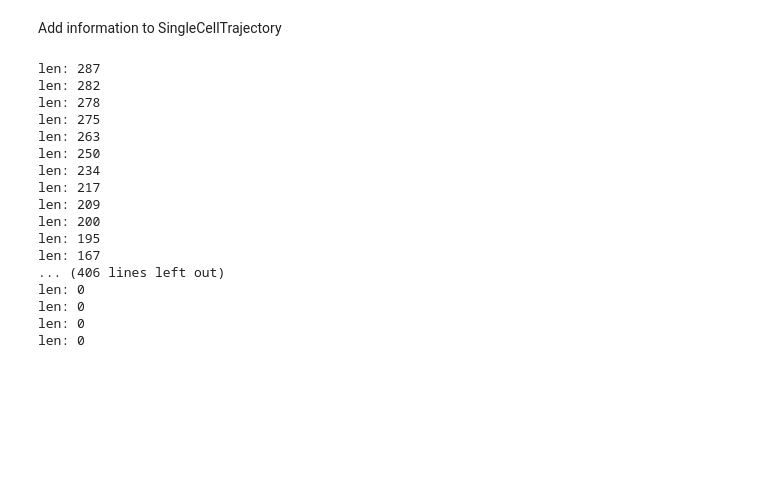
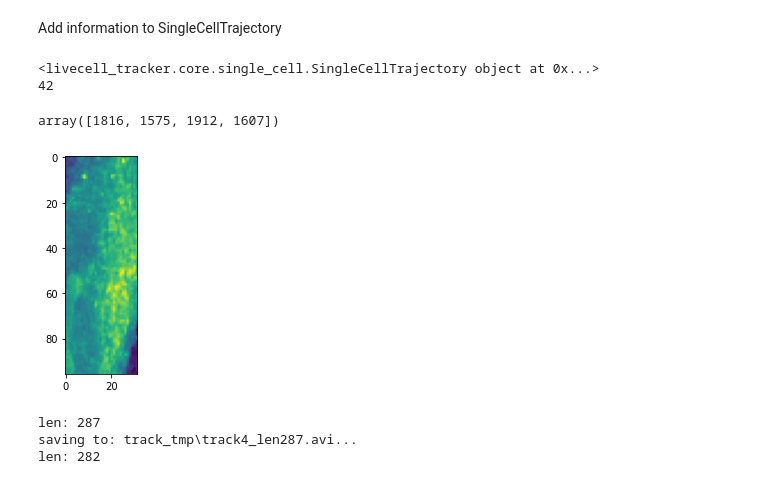
Before and after one commit to xing-lab-pitt/livecellx, a Jupyter notebook: notebooks/track_visualize_SORT.ipynb, the cells around one changed output. Drawn from its saved outputs; the diff is of its cells as text; code cells hidden in the pictures; blank space fills up the shorter version.

```diff
--- a/notebooks/track_visualize_SORT.ipynb
+++ b/notebooks/track_visualize_SORT.ipynb
@@ -80,11 +80,25 @@ for timeframe, objects in enumerate(all_track_bbs):
             new_traj = SingleCellTrajectory(raw_imgs, track_id=track_id)
             id_to_sc_trajs[track_id] = new_traj
         # print("obj: ", obj)
+        # print("timeframe: {}, track_id: {}, bbox: {}".format(timeframe, track_id, obj))
         sc = SingleCellStatic(
-            timeframe, bbox=obj[:4], img_dataset=raw_imgs
+            timeframe, bbox=np.array(obj[:4]).copy(), img_dataset=raw_imgs
         )  # final column is track_id, ignore as we only need bbox here
+
         _traj = id_to_sc_trajs[track_id]
         _traj.add_timeframe_data(timeframe, sc)
+# %%
+# sorted_trajs = sorted(list(id_to_sc_trajs.values()), key=lambda x: x.get_timeframe_span_length(), reverse=True)
+_id = 29
+print(id_to_sc_trajs[_id])
+print(id_to_sc_trajs[_id].get_timeframe_span_length())
+id_to_sc_trajs[_id].get_single_cell(15).show()
+id_to_sc_trajs[_id].get_single_cell(15).bbox
+# %% [output]
+<livecell_tracker.core.single_cell.SingleCellTrajectory object at 0x...>
+42
+array([1816, 1575, 1912, 1607])
+[figure, added]
 # %%
 %matplotlib widget
 from typing import List
@@ -92,29 +106,15 @@ from livecell_tracker.track.movie import generate_single_trajectory_movie
 output_path = Path("./track_tmp")
 output_path.mkdir(exist_ok=True)
 
-sorted_trajs = sorted(id_to_sc_trajs.values(), key=lambda x: x.get_timeframe_span_length(), reverse=True)
+sorted_trajs = sorted(list(id_to_sc_trajs.values()), key=lambda x: x.get_timeframe_span_length(), reverse=True)
 for traj in sorted_trajs:
     print("len:", traj.get_timeframe_span_length())
-    # generate_single_trajectory_movie(
-    #     traj, raw_imgs, save_path=output_path / "track_{}.gif".format(traj.track_id)
-    # )
+    generate_single_trajectory_movie(
+        traj, raw_imgs, save_path=output_path / "track{}_len{}.avi".format(traj.track_id, traj.get_timeframe_span_length())
+    )
     traj.to_json(path=output_path/"track_{}.json".format(traj.track_id))
     plt.close("all")
 # %% [output]
 len: 287
+saving to: track_tmp\track4_len287.avi...
 len: 282
-len: 278
-len: 275
-len: 263
-len: 250
-len: 234
-len: 217
-len: 209
-len: 200
-len: 195
-len: 167
-... (406 lines left out)
-len: 0
-len: 0
-len: 0
-len: 0
```
